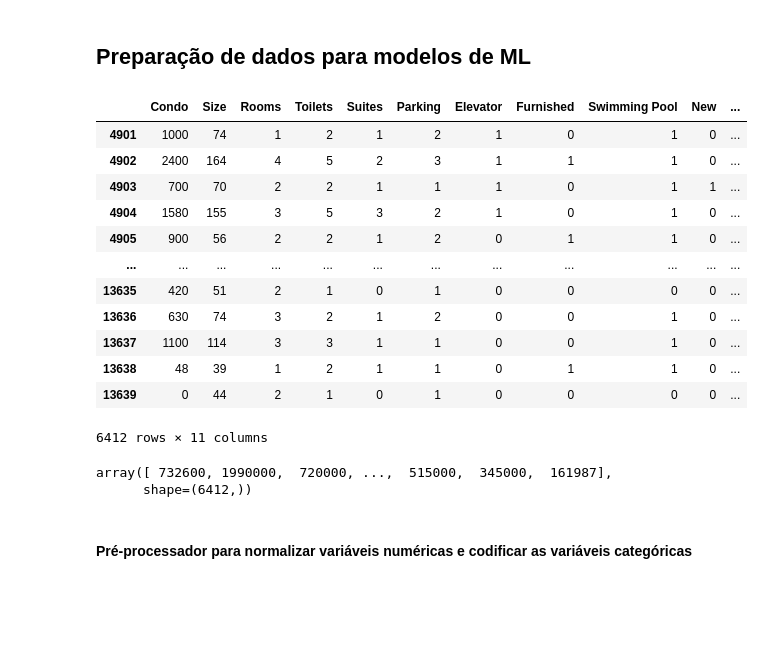
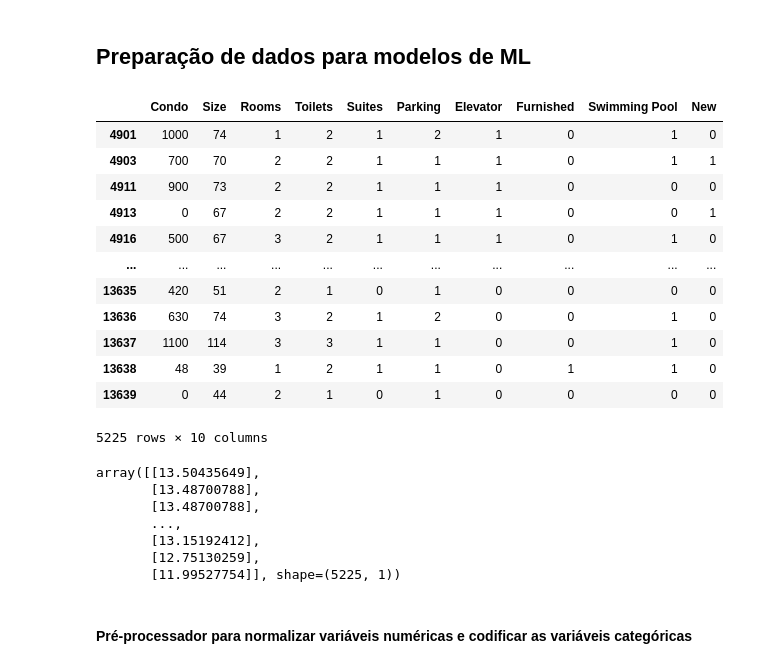
Before and after one commit to Victor-Amarante/previsao-imoveis-deepLearning, a Jupyter notebook: analise-mercado-imobiliario.ipynb, the cells around one changed output. Saved outputs shown, nothing was run; the diff lists cells and outputs as text; code cells hidden in the pictures; blank space fills up the shorter version.

```diff
--- a/analise-mercado-imobiliario.ipynb
+++ b/analise-mercado-imobiliario.ipynb
@@ -197,0 +229,7 @@ plt.show()
+# %%
+df = df[df["Price"] <= 800_000]
+plt.figure(figsize=(15,6))
+sns.boxplot(df['Price'], orient='h')
+plt.title('Distribuição dos preços dos imóveis')
+plt.xlabel('Preço')
+plt.show()
@@ -223,18 +260,0 @@ ATTENTION: verificar essa parte depois
-# %%
-K = 10
-
-kmeans = KMeans(n_clusters=K, random_state=42, n_init=10)
-df['Cluster'] = kmeans.fit_predict(df[['Latitude', 'Longitude']])
-
-df['Cluster'] = df['Cluster'].astype(str)
-
-fig = px.scatter_mapbox(df, lat='Latitude', lon='Longitude',
-                        color='Cluster', size='Size',
-                        color_continuous_scale=px.colors.cyclical.IceFire,
-                        size_max=20, zoom=10, opacity=0.4,
-                        hover_name='District',
-                        template='plotly_dark')
-fig.update_layout(height=1000,
-                  mapbox=dict(center=go.layout.mapbox.Center(lat=-23.543138, lon=-46.69486)))
-
-fig.show()
@@ -299,6 +306,6 @@ df.head()
 # %%
-df_cleaned = df.drop(['Negotiation Type', 'Property Type', 'Latitude', 'Longitude', 'Cluster'], axis=1)
-df_cleaned.head()
+df = df.drop(['Negotiation Type', 'Property Type', 'Latitude', 'Longitude', 'District'], axis=1)
+df.head()
 # %% [output]
 |  | Price | Condo | Size | Rooms | Toilets | Suites | Parking | Elevator | Furnished | Swimming Pool | ... |
 | 4901 | 732600 | 1000 | 74 | 1 | 2 | 1 | 2 | 1 | 0 | 1 | ... |
@@ -309,28 +316,35 @@ df_cleaned.head()
 # %% [markdown]
 ## Preparação de dados para modelos de ML
+# %%
+df['Price'] = np.log1p(df['Price'])
 # %%
-X = df_cleaned.drop('Price', axis=1)
+X = df.drop('Price', axis=1)
 X
 # %% [output]
-|  | Condo | Size | Rooms | Toilets | Suites | Parking | Elevator | Furnished | Swimming Pool | New | ... |
-| 4901 | 1000 | 74 | 1 | 2 | 1 | 2 | 1 | 0 | 1 | 0 | ... |
-| 4902 | 2400 | 164 | 4 | 5 | 2 | 3 | 1 | 1 | 1 | 0 | ... |
-| 4903 | 700 | 70 | 2 | 2 | 1 | 1 | 1 | 0 | 1 | 1 | ... |
-| 4904 | 1580 | 155 | 3 | 5 | 3 | 2 | 1 | 0 | 1 | 0 | ... |
-| 4905 | 900 | 56 | 2 | 2 | 1 | 2 | 0 | 1 | 1 | 0 | ... |
-| ... | ... | ... | ... | ... | ... | ... | ... | ... | ... | ... | ... |
-| 13635 | 420 | 51 | 2 | 1 | 0 | 1 | 0 | 0 | 0 | 0 | ... |
-| 13636 | 630 | 74 | 3 | 2 | 1 | 2 | 0 | 0 | 1 | 0 | ... |
-| 13637 | 1100 | 114 | 3 | 3 | 1 | 1 | 0 | 0 | 1 | 0 | ... |
-| 13638 | 48 | 39 | 1 | 2 | 1 | 1 | 0 | 1 | 1 | 0 | ... |
-| 13639 | 0 | 44 | 2 | 1 | 0 | 1 | 0 | 0 | 0 | 0 | ... |
+|  | Condo | Size | Rooms | Toilets | Suites | Parking | Elevator | Furnished | Swimming Pool | New |
+| 4901 | 1000 | 74 | 1 | 2 | 1 | 2 | 1 | 0 | 1 | 0 |
+| 4903 | 700 | 70 | 2 | 2 | 1 | 1 | 1 | 0 | 1 | 1 |
+| 4911 | 900 | 73 | 2 | 2 | 1 | 1 | 1 | 0 | 0 | 0 |
+| 4913 | 0 | 67 | 2 | 2 | 1 | 1 | 1 | 0 | 0 | 1 |
+| 4916 | 500 | 67 | 3 | 2 | 1 | 1 | 1 | 0 | 1 | 0 |
+| ... | ... | ... | ... | ... | ... | ... | ... | ... | ... | ... |
+| 13635 | 420 | 51 | 2 | 1 | 0 | 1 | 0 | 0 | 0 | 0 |
+| 13636 | 630 | 74 | 3 | 2 | 1 | 2 | 0 | 0 | 1 | 0 |
+| 13637 | 1100 | 114 | 3 | 3 | 1 | 1 | 0 | 0 | 1 | 0 |
+| 13638 | 48 | 39 | 1 | 2 | 1 | 1 | 0 | 1 | 1 | 0 |
+| 13639 | 0 | 44 | 2 | 1 | 0 | 1 | 0 | 0 | 0 | 0 |
-6412 rows × 11 columns
+5225 rows × 10 columns
 # %%
-y = df['Price'].values
+y = df['Price'].values.reshape(-1, 1)
 y
 # %% [output]
-array([ 732600, 1990000,  720000, ...,  515000,  345000,  161987],
-      shape=(6412,))
+array([[13.50435649],
+       [13.48700788],
+       [13.48700788],
+       ...,
+       [13.15192412],
+       [12.75130259],
+       [11.99527754]], shape=(5225, 1))
 # %% [markdown]
 #### Pré-processador para normalizar variáveis numéricas e codificar as variáveis categóricas
 # %%
```
Also changed, not shown: parts of 28 cells of this notebook.
